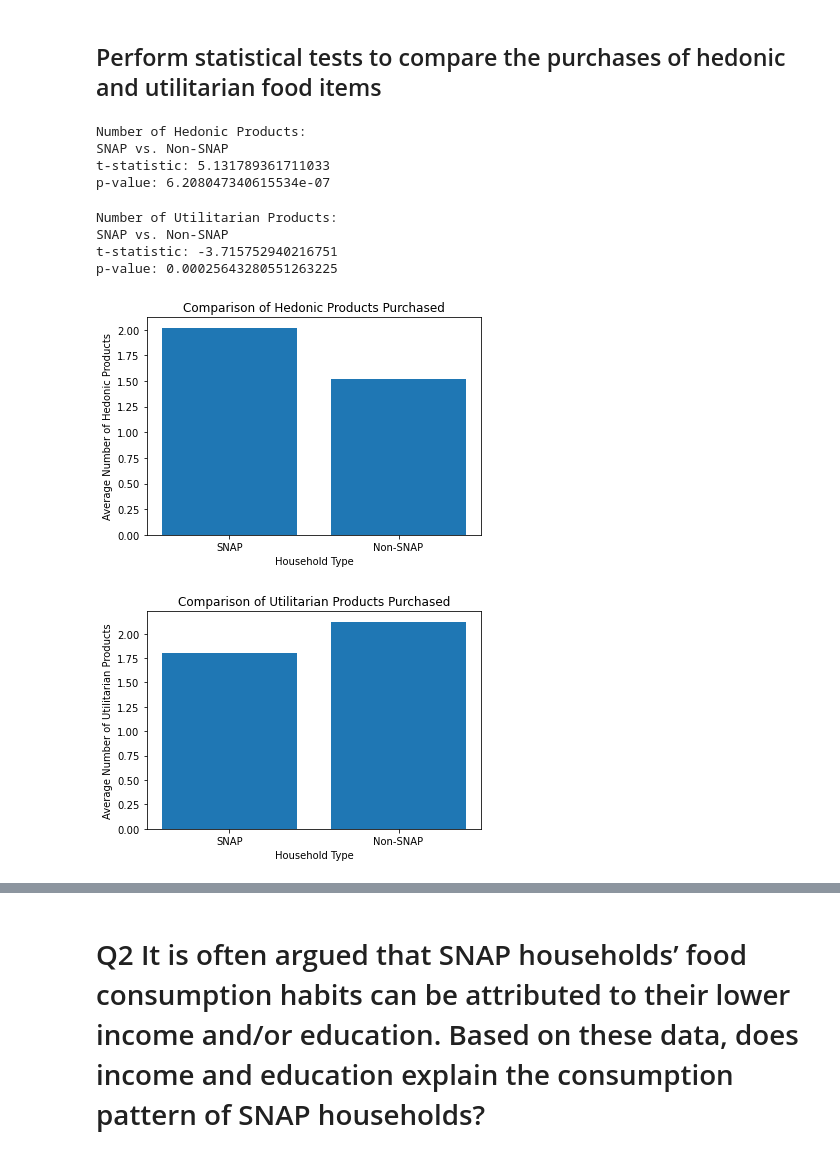
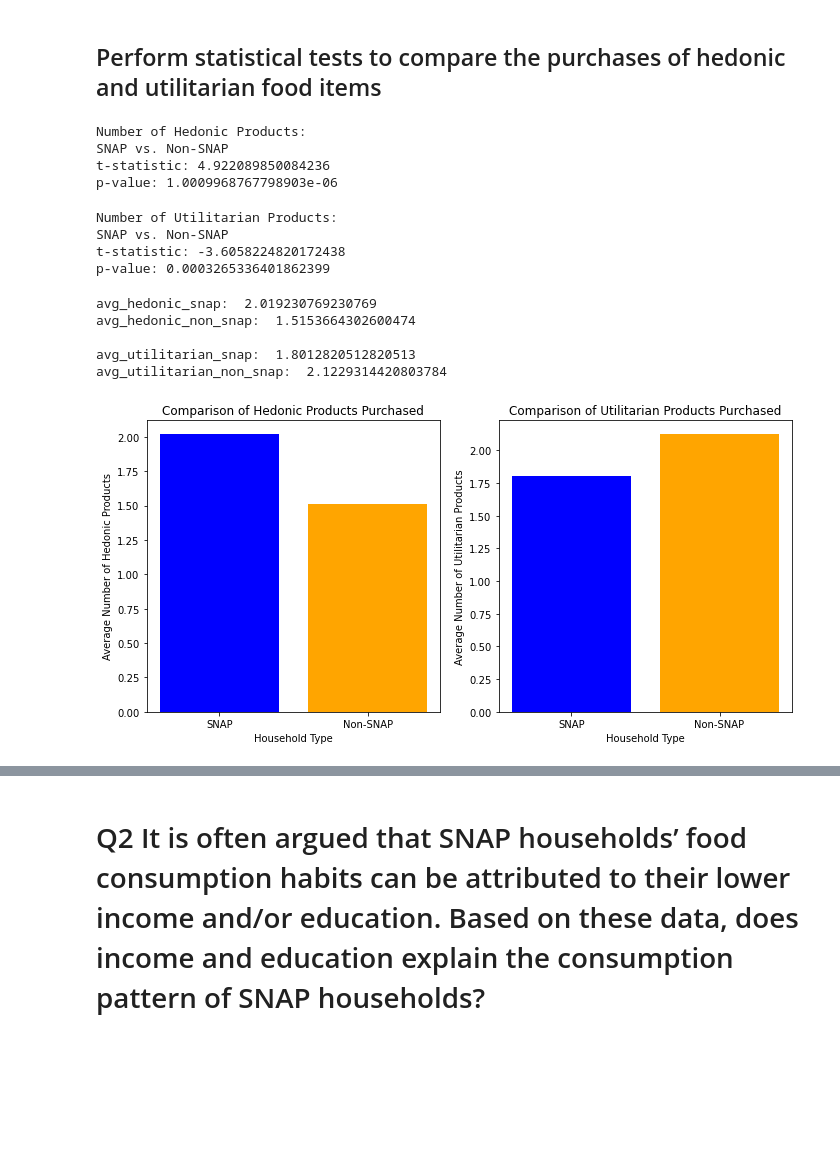
Before and after one commit to franklinjtan/Food-Stamps-Consumer-Behavior-Analysis, a Jupyter notebook: code/main.ipynb, the cells around one changed output, grey strips where cells are left out. Saved outputs shown, nothing was run; the diff lists cells and outputs as text; code cells hidden in the pictures; blank space fills up the shorter version.

Commit message:
Assume equal variances

```diff
--- a/code/main.ipynb
+++ b/code/main.ipynb
@@ -73,7 +73,7 @@ from scipy.stats import ttest_ind
 hedonic_snap = snap_data['Number_HedonicProducts']
 hedonic_non_snap = non_snap_data['Number_HedonicProducts']
 
-t_statistic, p_value = ttest_ind(hedonic_snap, hedonic_non_snap, equal_var=False)
+t_statistic, p_value = ttest_ind(hedonic_snap, hedonic_non_snap, equal_var=True)
 
 print("Number of Hedonic Products:")
 print("SNAP vs. Non-SNAP")
@@ -82,13 +82,13 @@ print("p-value:", p_value)
 # %% [output]
 Number of Hedonic Products:
 SNAP vs. Non-SNAP
-t-statistic: 5.131789361711033
-p-value: 6.208047340615534e-07
+t-statistic: 4.922089850084236
+p-value: 1.0009968767798903e-06
 # %%
 # T-Test for Number of Utilitarian Products (Assuming Unequal Variances)
 utilitarian_snap = snap_data['Number_UtilitarianProducts']
 utilitarian_non_snap = non_snap_data['Number_UtilitarianProducts']
-t_statistic, p_value = ttest_ind(utilitarian_snap, utilitarian_non_snap, equal_var=False)
+t_statistic, p_value = ttest_ind(utilitarian_snap, utilitarian_non_snap, equal_var=True)
 print("Number of Utilitarian Products:")
 print("SNAP vs. Non-SNAP")
 print("t-statistic:", t_statistic)
@@ -96,32 +96,51 @@ print("p-value:", p_value)
 # %% [output]
 Number of Utilitarian Products:
 SNAP vs. Non-SNAP
-t-statistic: -3.715752940216751
-p-value: 0.00025643280551263225
+t-statistic: -3.6058224820172438
+p-value: 0.0003265336401862399
 # %%
 # Calculate the average number of hedonic and utilitarian products for SNAP and non-SNAP households
 avg_hedonic_snap = snap_data['Number_HedonicProducts'].mean()
 avg_hedonic_non_snap = non_snap_data['Number_HedonicProducts'].mean()
 
 avg_utilitarian_snap = snap_data['Number_UtilitarianProducts'].mean()
 avg_utilitarian_non_snap = non_snap_data['Number_UtilitarianProducts'].mean()
 
-# Create a bar plot to compare the average number of hedonic products
-plt.bar(['SNAP', 'Non-SNAP'], [avg_hedonic_snap, avg_hedonic_non_snap])
-plt.xlabel('Household Type')
-plt.ylabel('Average Number of Hedonic Products')
-plt.title('Comparison of Hedonic Products Purchased')
+# Print out the average values
+print("avg_hedonic_snap: ", avg_hedonic_snap)
+print("avg_hedonic_non_snap: ", avg_hedonic_non_snap)
+print()
+print("avg_utilitarian_snap: ", avg_utilitarian_snap)
+print("avg_utilitarian_non_snap: ", avg_utilitarian_non_snap)
+
+
+# Create a figure with two subplots
+fig, axs = plt.subplots(1, 2, figsize=(10, 5))
+
+# Plot the average number of hedonic products
+axs[0].bar(['SNAP', 'Non-SNAP'], [avg_hedonic_snap, avg_hedonic_non_snap], color=['blue', 'orange'])
+axs[0].set_xlabel('Household Type')
+axs[0].set_ylabel('Average Number of Hedonic Products')
+axs[0].set_title('Comparison of Hedonic Products Purchased')
+
+# Plot the average number of utilitarian products
+axs[1].bar(['SNAP', 'Non-SNAP'], [avg_utilitarian_snap, avg_utilitarian_non_snap], color=['blue', 'orange'])
+axs[1].set_xlabel('Household Type')
+axs[1].set_ylabel('Average Number of Utilitarian Products')
+axs[1].set_title('Comparison of Utilitarian Products Purchased')
+
+# Adjust the spacing between subplots
+plt.tight_layout()
+
+# Display the figure
 plt.show()
-
-# Create a bar plot to compare the average number of utilitarian products
-plt.bar(['SNAP', 'Non-SNAP'], [avg_utilitarian_snap, avg_utilitarian_non_snap])
-plt.xlabel('Household Type')
-plt.ylabel('Average Number of Utilitarian Products')
-plt.title('Comparison of Utilitarian Products Purchased')
-plt.show()
 # %% [output]
+avg_hedonic_snap:  2.019230769230769
+avg_hedonic_non_snap:  1.5153664302600474
+
+avg_utilitarian_snap:  1.8012820512820513
+avg_utilitarian_non_snap:  2.1229314420803784
-[figure, old version]
+[figure, new version]
-[figure, removed]
 # %% [markdown]
 ## Interpretation of Results
 
```
Also changed, not shown: parts of 1 cell of this notebook.
